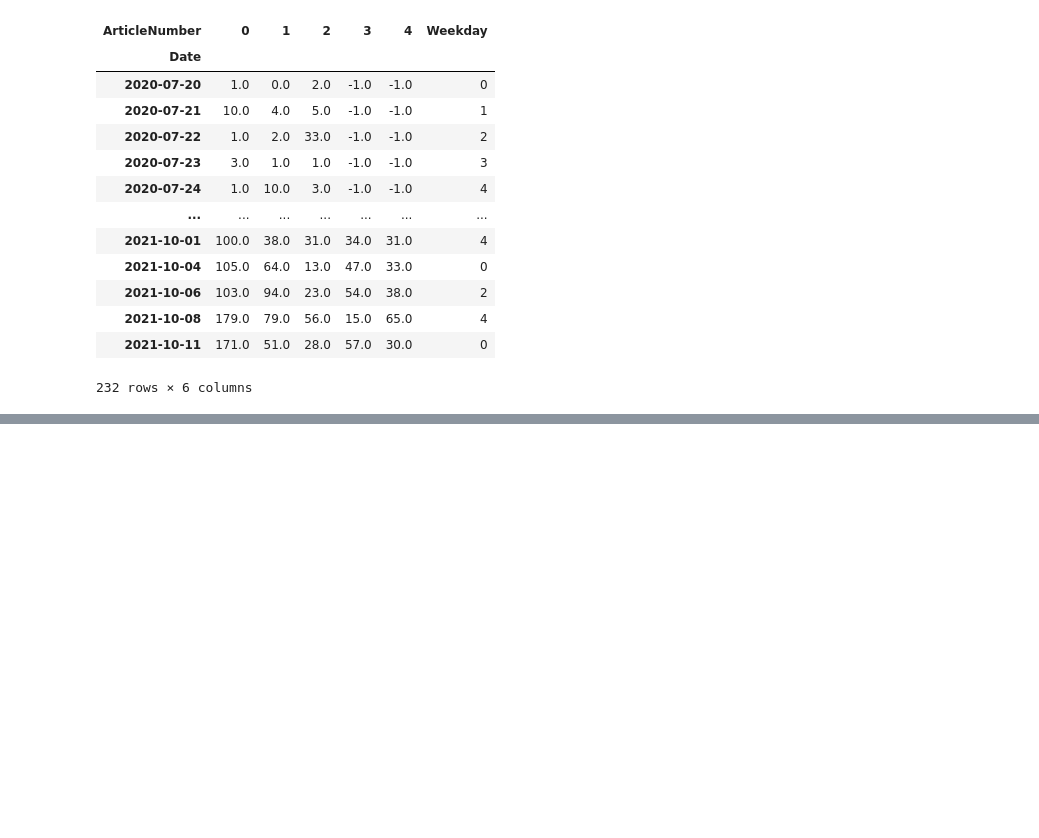
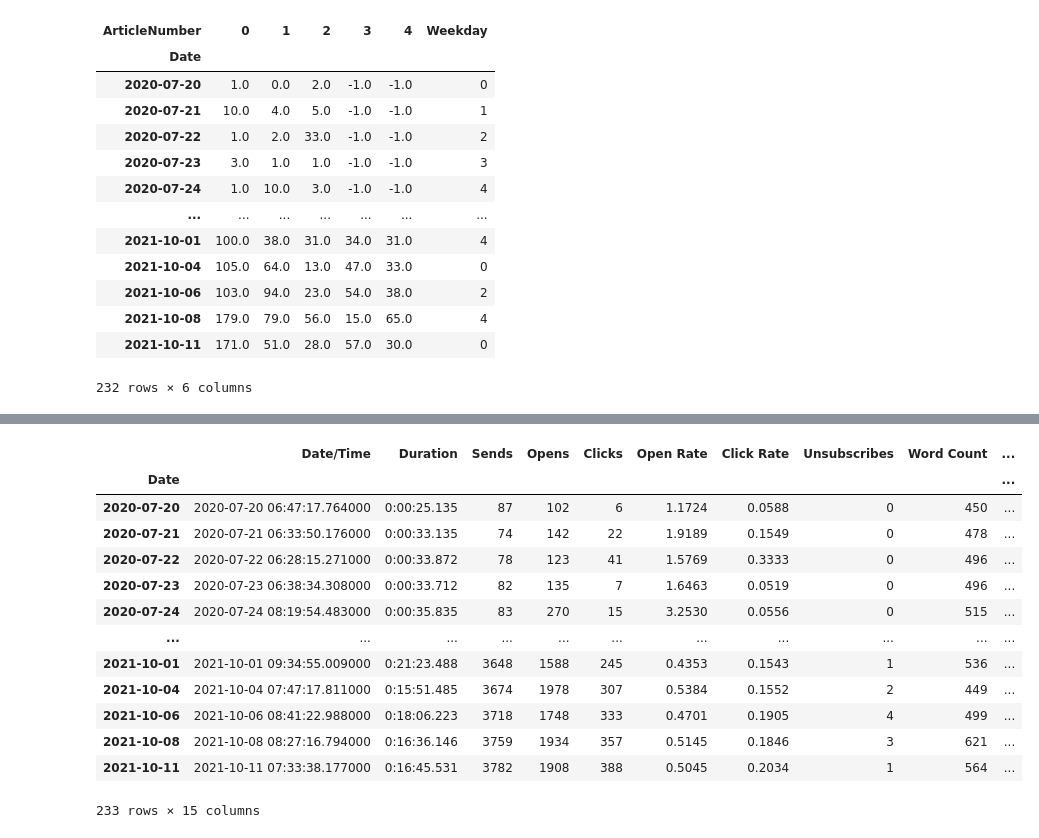
Before and after one commit to ben-perez/The-Column-Data-Hub, a Jupyter notebook: datasets.ipynb, the cells around one changed output, grey strips where cells are left out. Drawn from its saved outputs; the diff is of its cells as text; code cells hidden in the pictures; blank space fills up the shorter version.

```diff
--- a/datasets.ipynb
+++ b/datasets.ipynb
@@ -174,0 +212,26 @@ click_sum
+# %%
+sqlite_file = "data.db"
+conn = sqlite3.connect(sqlite_file)
+summary_table_name = "Summary"
+article_section_table = "ArticleSection"
+query = '''
+        SELECT *
+        FROM Summary
+        '''
+query_result_summary = pd.read_sql(query, conn, index_col="Date")
+query_result_summary
+# %% [output]
+|  | Date/Time | Duration | Sends | Opens | Clicks | Open Rate | Click Rate | Unsubscribes | Word Count | ... |
+| Date |  |  |  |  |  |  |  |  |  | ... |
+| 2020-07-20 | 2020-07-20 06:47:17.764000 | 0:00:25.135 | 87 | 102 | 6 | 1.1724 | 0.0588 | 0 | 450 | ... |
+| 2020-07-21 | 2020-07-21 06:33:50.176000 | 0:00:33.135 | 74 | 142 | 22 | 1.9189 | 0.1549 | 0 | 478 | ... |
+| 2020-07-22 | 2020-07-22 06:28:15.271000 | 0:00:33.872 | 78 | 123 | 41 | 1.5769 | 0.3333 | 0 | 496 | ... |
+| 2020-07-23 | 2020-07-23 06:38:34.308000 | 0:00:33.712 | 82 | 135 | 7 | 1.6463 | 0.0519 | 0 | 496 | ... |
+| 2020-07-24 | 2020-07-24 08:19:54.483000 | 0:00:35.835 | 83 | 270 | 15 | 3.2530 | 0.0556 | 0 | 515 | ... |
+| ... | ... | ... | ... | ... | ... | ... | ... | ... | ... | ... |
+| 2021-10-01 | 2021-10-01 09:34:55.009000 | 0:21:23.488 | 3648 | 1588 | 245 | 0.4353 | 0.1543 | 1 | 536 | ... |
+| 2021-10-04 | 2021-10-04 07:47:17.811000 | 0:15:51.485 | 3674 | 1978 | 307 | 0.5384 | 0.1552 | 2 | 449 | ... |
+| 2021-10-06 | 2021-10-06 08:41:22.988000 | 0:18:06.223 | 3718 | 1748 | 333 | 0.4701 | 0.1905 | 4 | 499 | ... |
+| 2021-10-08 | 2021-10-08 08:27:16.794000 | 0:16:36.146 | 3759 | 1934 | 357 | 0.5145 | 0.1846 | 3 | 621 | ... |
+| 2021-10-11 | 2021-10-11 07:33:38.177000 | 0:16:45.531 | 3782 | 1908 | 388 | 0.5045 | 0.2034 | 1 | 564 | ... |
+233 rows × 15 columns
```
Also changed, not shown: parts of 11 cells of this notebook, 9 other files.
